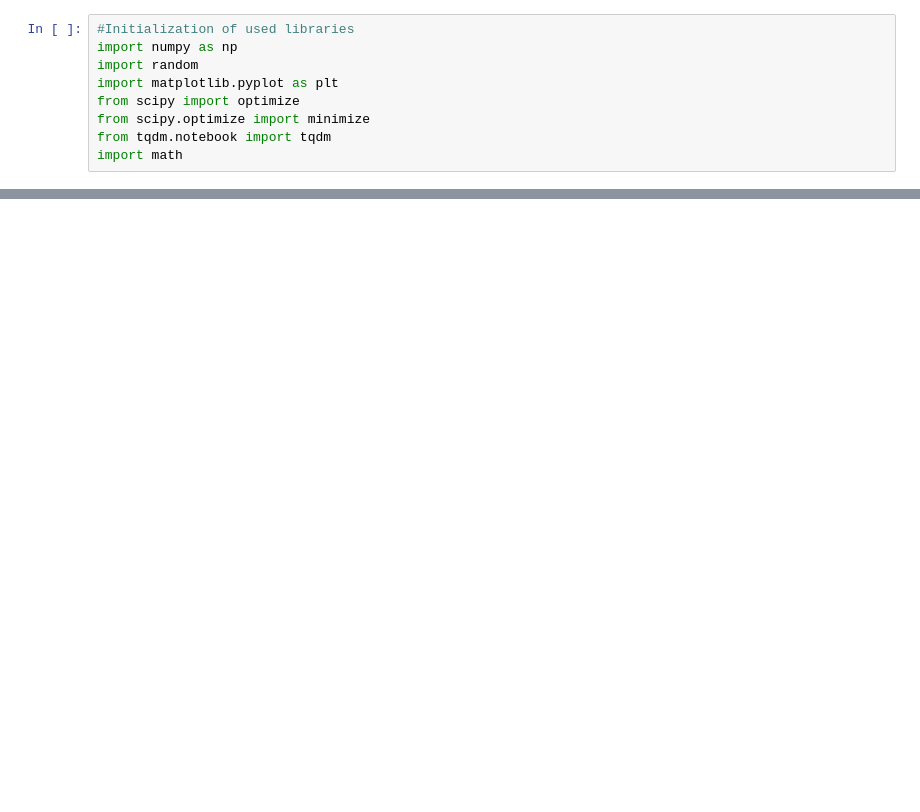
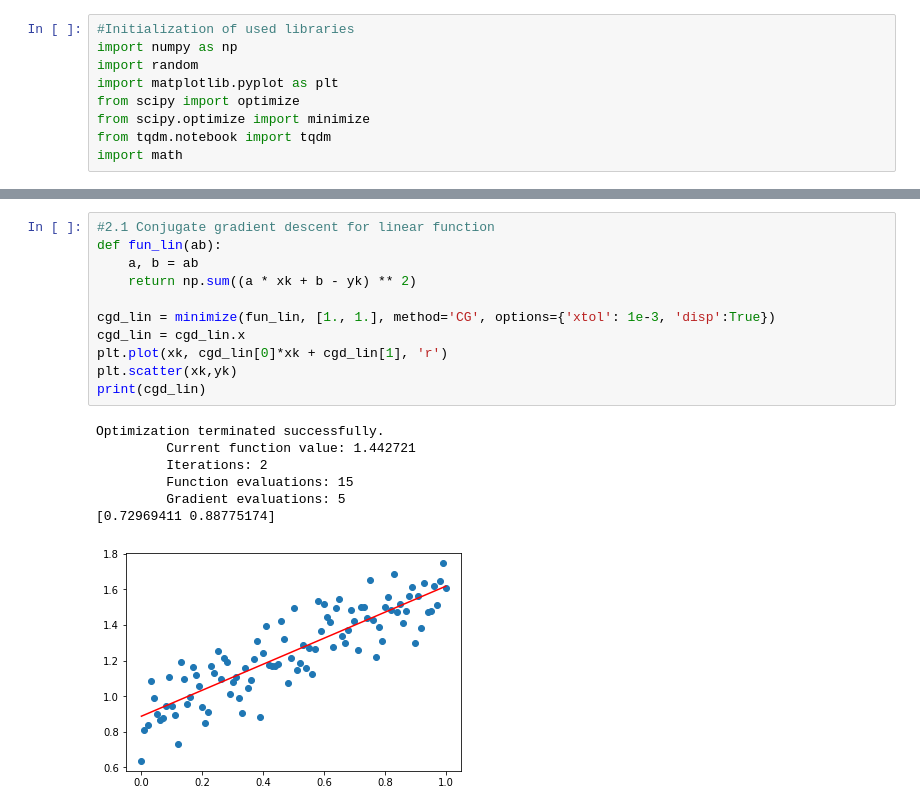
Before and after one commit to Mikha1lSorokin/Algorithms_ITMO_2021, a Jupyter notebook: Algorithms3.ipynb, the cells around one changed output, grey strips where cells are left out. Saved outputs shown, nothing was run; the diff lists cells and outputs as text; blank space fills up the shorter version.

```diff
--- a/Algorithms3.ipynb
+++ b/Algorithms3.ipynb
@@ -172,0 +82,19 @@ Criterion stop, iterations =  22
+# %%
+#2.1 Conjugate gradient descent for linear function
+def fun_lin(ab):
+    a, b = ab
+    return np.sum((a * xk + b - yk) ** 2)
+
+cgd_lin = minimize(fun_lin, [1., 1.], method='CG', options={'xtol': 1e-3, 'disp':True})
+cgd_lin = cgd_lin.x
+plt.plot(xk, cgd_lin[0]*xk + cgd_lin[1], 'r')
+plt.scatter(xk,yk)
+print(cgd_lin)
+# %% [output]
+Optimization terminated successfully.
+         Current function value: 1.442721
+         Iterations: 2
+         Function evaluations: 15
+         Gradient evaluations: 5
+[0.72969411 0.88775174]
+[figure, added]
```
Also changed, not shown: parts of 11 cells of this notebook.
